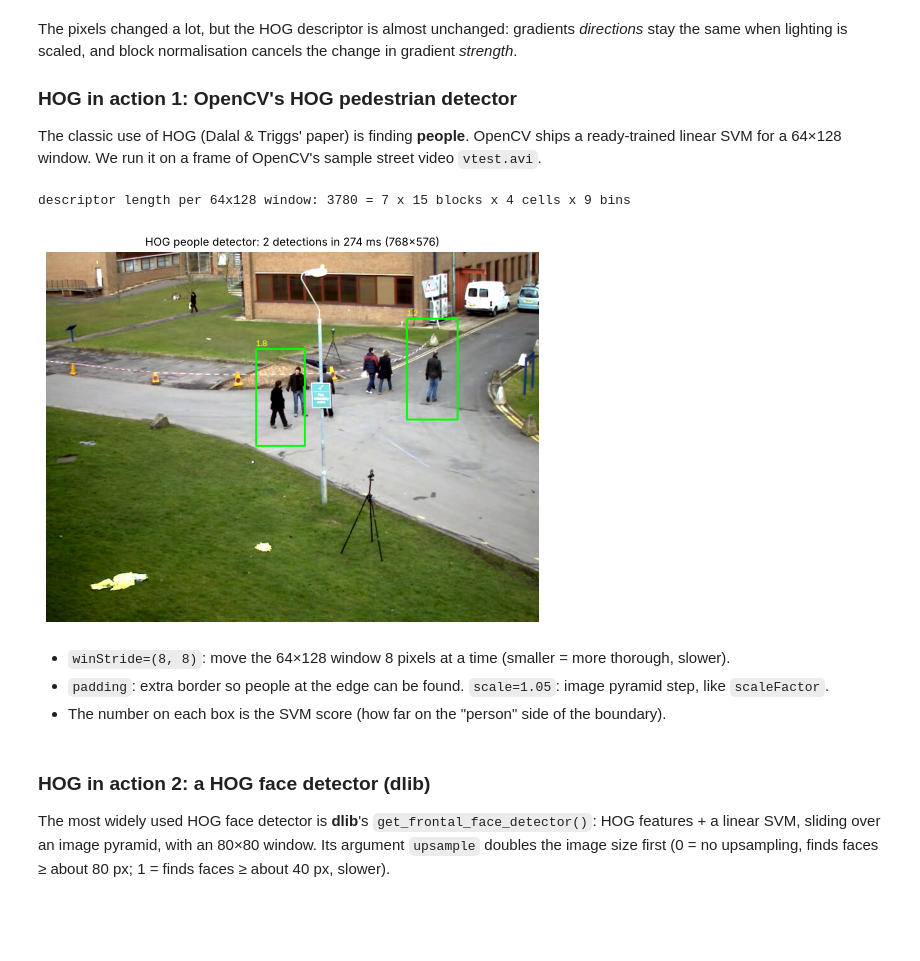
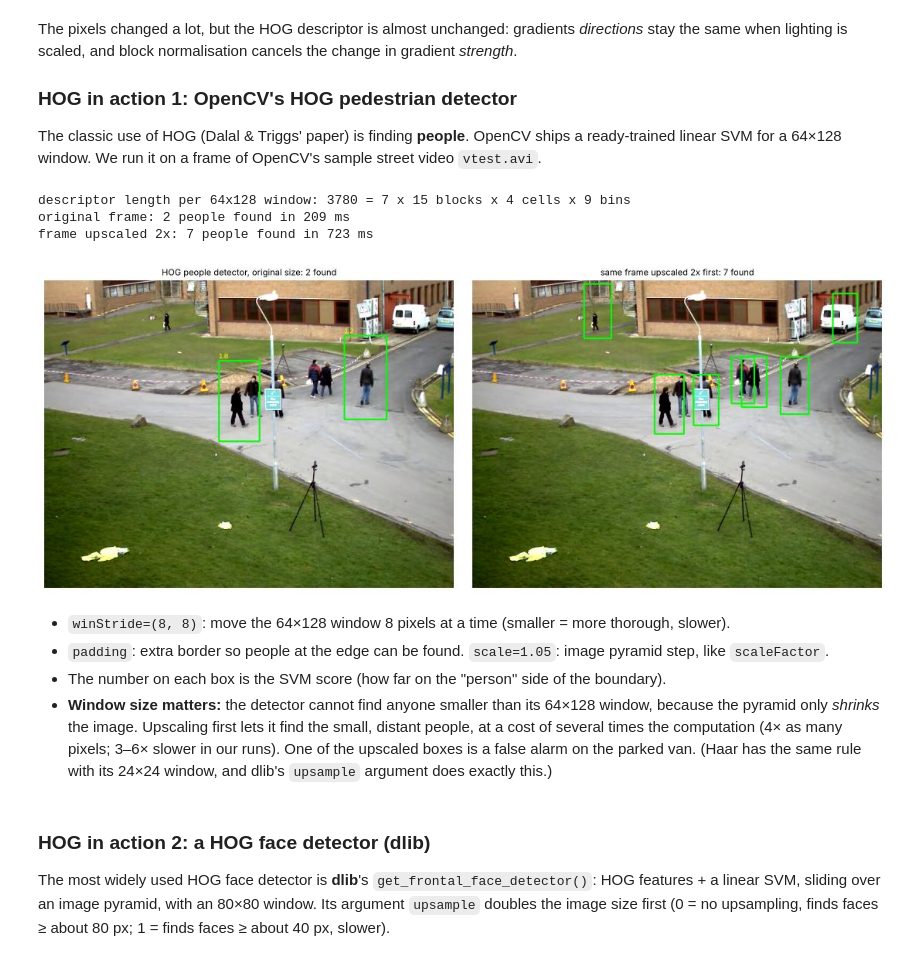
Before and after one commit to Darshit42/lern, a Jupyter notebook: computer-vision/week-2/labs/day13_face_detection_haar_hog.ipynb, the cells around one changed output. Drawn from its saved outputs; the diff is of its cells as text; code cells hidden in the pictures; blank space fills up the shorter version.

```diff
--- a/computer-vision/week-2/labs/day13_face_detection_haar_hog.ipynb
+++ b/computer-vision/week-2/labs/day13_face_detection_haar_hog.ipynb
@@ -218,10 +220,11 @@ eval_names = ["class57.png", "addams-family.png", "er.png", "rehg-thanksgiving-1
 images = {n: cv2.imread(str(paths[n])) for n in eval_names}
 grays = {n: cv2.cvtColor(im, cv2.COLOR_BGR2GRAY) for n, im in images.items()}
 
-def yunet_faces(img, thr=0.8):
-    h, w = img.shape[:2]
-    det = cv2.FaceDetectorYN.create(str(yunet_path), "", (w, h), thr, 0.3, 5000)
-    _, f = det.detect(img)
+yunet = cv2.FaceDetectorYN.create(str(yunet_path), "", (320, 320), 0.8, 0.3, 5000)   # score threshold 0.8
+
+def yunet_faces(img):
+    yunet.setInputSize((img.shape[1], img.shape[0]))
+    _, f = yunet.detect(img)
     return [] if f is None else [tuple(map(int, r[:4])) for r in f]
 
 refs = {n: yunet_faces(images[n]) for n in eval_names}
@@ -349,30 +345,47 @@ The classic use of HOG (Dalal & Triggs' paper) is finding **people**. OpenCV shi
 # %%
 video = download(SAMPLES + "vtest.avi")
 cap = cv2.VideoCapture(str(video))
 cap.set(cv2.CAP_PROP_POS_FRAMES, 100)
 ok, frame = cap.read(); cap.release()
 if not ok:
     raise IOError("Could not read vtest.avi (your OpenCV may lack a video backend)")
 
 hog_people = cv2.HOGDescriptor()                     # default: 64x128 window, 8x8 cells, 9 bins, 2x2-cell blocks
 hog_people.setSVMDetector(cv2.HOGDescriptor_getDefaultPeopleDetector())
 print("descriptor length per 64x128 window:", hog_people.getDescriptorSize(), "= 7 x 15 blocks x 4 cells x 9 bins")
 
 t0 = time.perf_counter()
 rects, weights = hog_people.detectMultiScale(frame, winStride=(8, 8), padding=(8, 8), scale=1.05)
 dt = time.perf_counter() - t0
 vis = frame.copy()
 for (x, y, w, h), s in zip(rects, np.ravel(weights)):
     cv2.rectangle(vis, (x, y), (x + w, y + h), (0, 255, 0), 2)
     cv2.putText(vis, f"{s:.1f}", (x, y - 4), cv2.FONT_HERSHEY_SIMPLEX, 0.45, (0, 255, 255), 1)
-show(vis, f"HOG people detector: {len(rects)} detections in {dt * 1000:.0f} ms ({frame.shape[1]}x{frame.shape[0]})", size=8); plt.show()
+print(f"original frame: {len(rects)} people found in {dt * 1000:.0f} ms")
+
+# The people here are only about 60-100 px tall, smaller than the 64x128 window. Upscale the frame 2x and try again.
+big = cv2.resize(frame, None, fx=2, fy=2)
+t0 = time.perf_counter()
+rects2, weights2 = hog_people.detectMultiScale(big, winStride=(8, 8), padding=(8, 8), scale=1.05)
+dt2 = time.perf_counter() - t0
+vis2 = frame.copy()
+for (x, y, w, h) in rects2 // 2:                     # boxes back to original coordinates
+    cv2.rectangle(vis2, (x, y), (x + w, y + h), (0, 255, 0), 2)
+print(f"frame upscaled 2x: {len(rects2)} people found in {dt2 * 1000:.0f} ms")
+fig, ax = plt.subplots(1, 2, figsize=(14, 5.3))
+show(vis, f"HOG people detector, original size: {len(rects)} found", ax=ax[0])
+show(vis2, f"same frame upscaled 2x first: {len(rects2)} found", ax=ax[1])
+plt.tight_layout(); plt.show()
 # %% [output]
 descriptor length per 64x128 window: 3780 = 7 x 15 blocks x 4 cells x 9 bins
+original frame: 2 people found in 209 ms
+frame upscaled 2x: 7 people found in 723 ms
-[figure, old version]
+[figure, new version]
 # %% [markdown]
 - `winStride=(8, 8)`: move the 64×128 window 8 pixels at a time (smaller = more thorough, slower).
 - `padding`: extra border so people at the edge can be found. `scale=1.05`: image pyramid step, like `scaleFactor`.
 - The number on each box is the SVM score (how far on the "person" side of the boundary).
+- **Window size matters:** the detector cannot find anyone smaller than its 64×128 window, because the pyramid only *shrinks* the image. Upscaling first lets it find the small, distant people, at a cost of several times the computation (4× as many pixels; 3–6× slower in our runs). One of the upscaled boxes is a false alarm on the parked van. (Haar has the same rule with its 24×24 window, and dlib's `upsample` argument does exactly this.)
 # %% [markdown]
 ### HOG in action 2: a HOG **face** detector (dlib)
 
```
Also changed, not shown: parts of 15 cells of this notebook, 12 other files.
